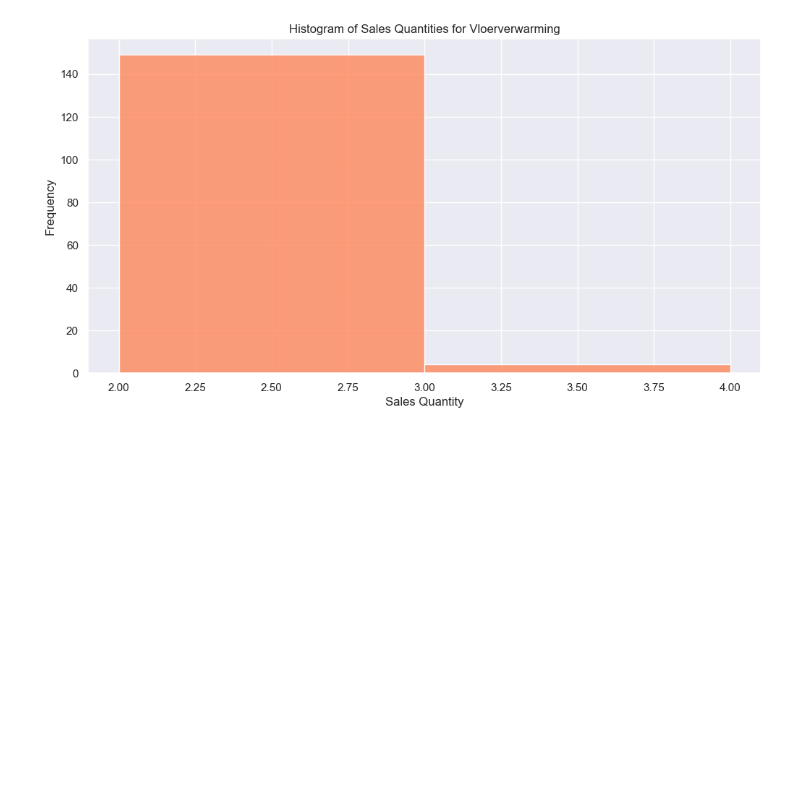
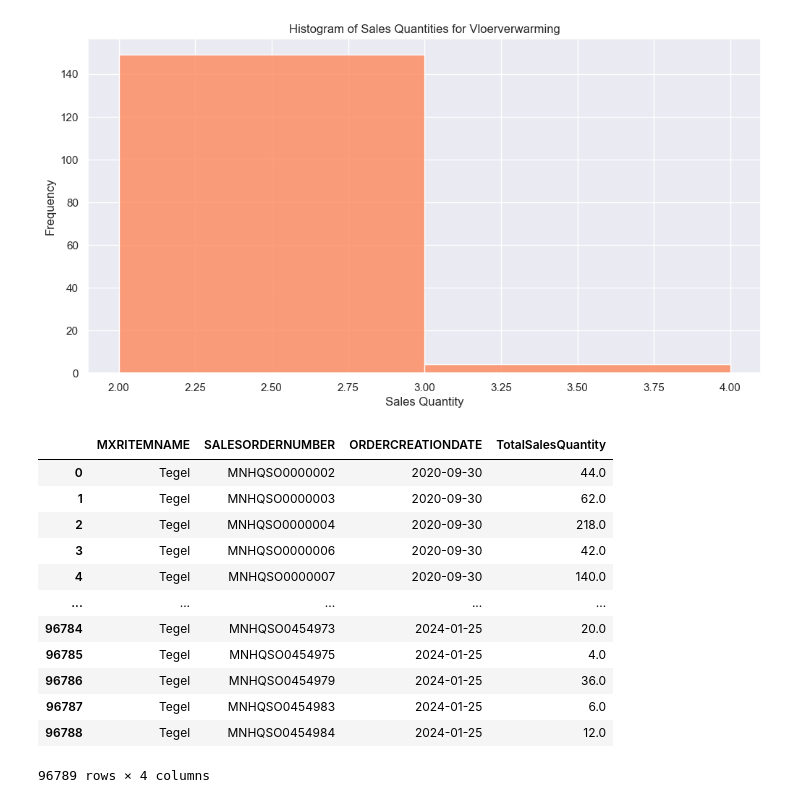
Before and after one commit to BenjaminGraziadei223946/MaxaroProjects, a Jupyter notebook: something/something.ipynb, the cells around one changed output. Drawn from its saved outputs; the diff is of its cells as text; code cells hidden in the pictures; blank space fills up the shorter version.

```diff
--- a/something/something.ipynb
+++ b/something/something.ipynb
@@ -173,3 +175,19 @@ plt.show()
 # %% [output]
 [figure]
 [figure]
+# %%
+all_data
+# %% [output]
+|  | MXRITEMNAME | SALESORDERNUMBER | ORDERCREATIONDATE | TotalSalesQuantity |
+| 0 | Tegel | MNHQSO0000002 | 2020-09-30 | 44.0 |
+| 1 | Tegel | MNHQSO0000003 | 2020-09-30 | 62.0 |
+| 2 | Tegel | MNHQSO0000004 | 2020-09-30 | 218.0 |
+| 3 | Tegel | MNHQSO0000006 | 2020-09-30 | 42.0 |
+| 4 | Tegel | MNHQSO0000007 | 2020-09-30 | 140.0 |
+| ... | ... | ... | ... | ... |
+| 96784 | Tegel | MNHQSO0454973 | 2024-01-25 | 20.0 |
+| 96785 | Tegel | MNHQSO0454975 | 2024-01-25 | 4.0 |
+| 96786 | Tegel | MNHQSO0454979 | 2024-01-25 | 36.0 |
+| 96787 | Tegel | MNHQSO0454983 | 2024-01-25 | 6.0 |
+| 96788 | Tegel | MNHQSO0454984 | 2024-01-25 | 12.0 |
+96789 rows × 4 columns
```
Also changed, not shown: parts of 8 cells of this notebook, 1 other file.
